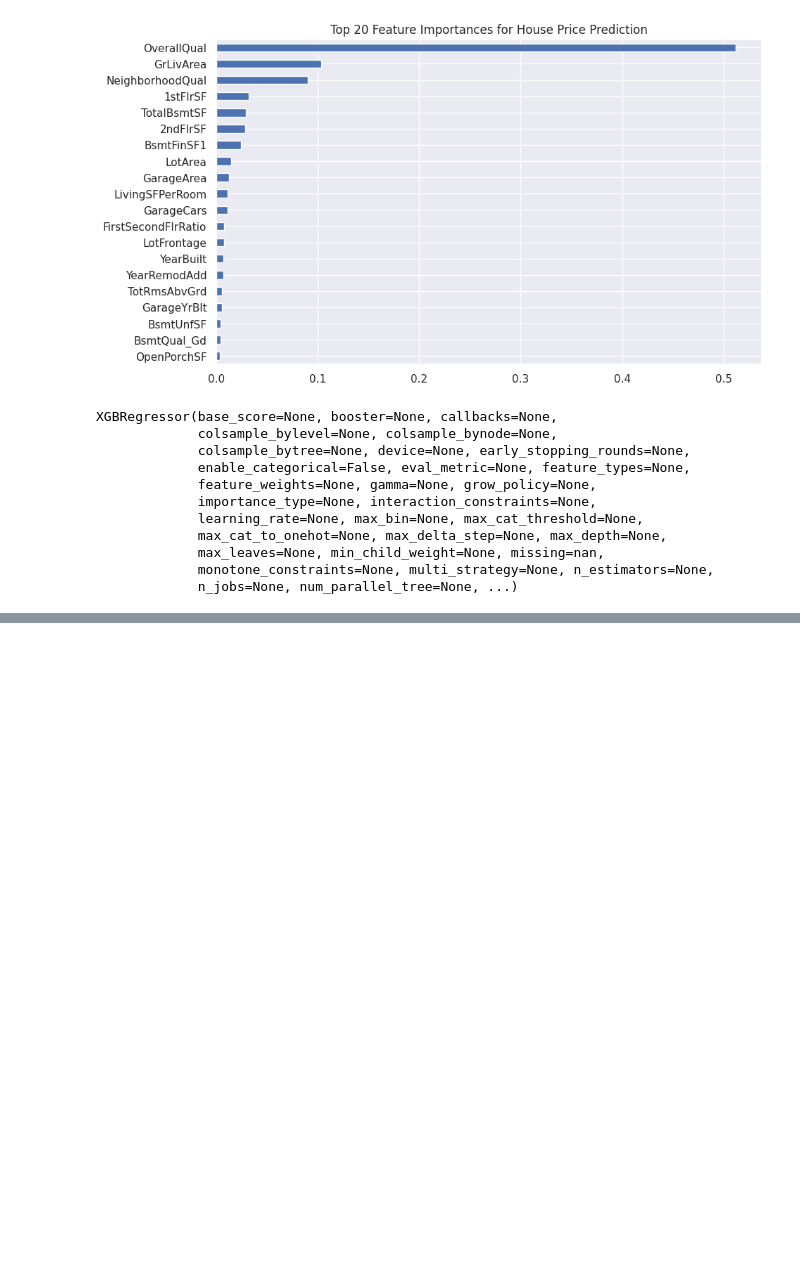
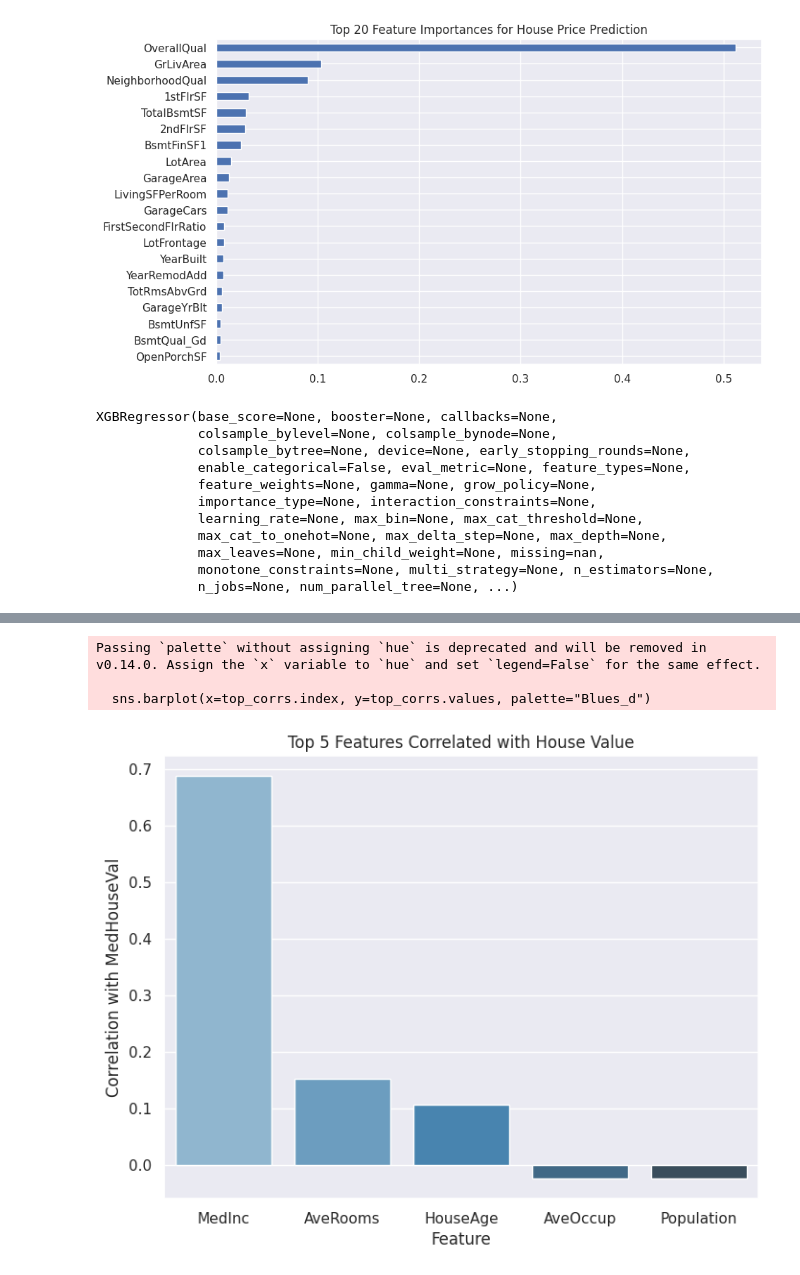
Before and after one commit to HusseinWaleed1/Assignment-Team-2, a Jupyter notebook: house_prediction_(1).ipynb, the cells around one changed output, grey strips where cells are left out. Drawn from its saved outputs; the diff is of its cells as text; code cells hidden in the pictures; blank space fills up the shorter version.

```diff
--- a/house_prediction_(1).ipynb
+++ b/house_prediction_(1).ipynb
@@ -440,0 +433,30 @@ Mean Absolute Error :  70956.1796875
+# %%
+# Visulaization Section By Mohmed Osama
+
+# Load California Housing dataset
+
+california = fetch_california_housing(as_frame=True)
+
+# Convert to Pandas DataFrame
+df = california.frame
+
+# Correlation with target (MedHouseVal)
+
+corrs = df.corr()['MedHouseVal'].drop('MedHouseVal').sort_values(ascending=False)
+
+# Take top 5 features
+top_corrs = corrs.head(5)
+
+# Bar Chart
+
+plt.figure(figsize=(8,6))
+sns.barplot(x=top_corrs.index, y=top_corrs.values, palette="Blues_d")
+plt.title("Top 5 Features Correlated with House Value")
+plt.xlabel("Feature")
+plt.ylabel("Correlation with MedHouseVal")
+plt.show()
+# %% [output]
+Passing `palette` without assigning `hue` is deprecated and will be removed in v0.14.0. Assign the `x` variable to `hue` and set `legend=False` for the same effect.
+
+  sns.barplot(x=top_corrs.index, y=top_corrs.values, palette="Blues_d")
+[figure, added]
```
Also changed, not shown: parts of 7 cells of this notebook.
